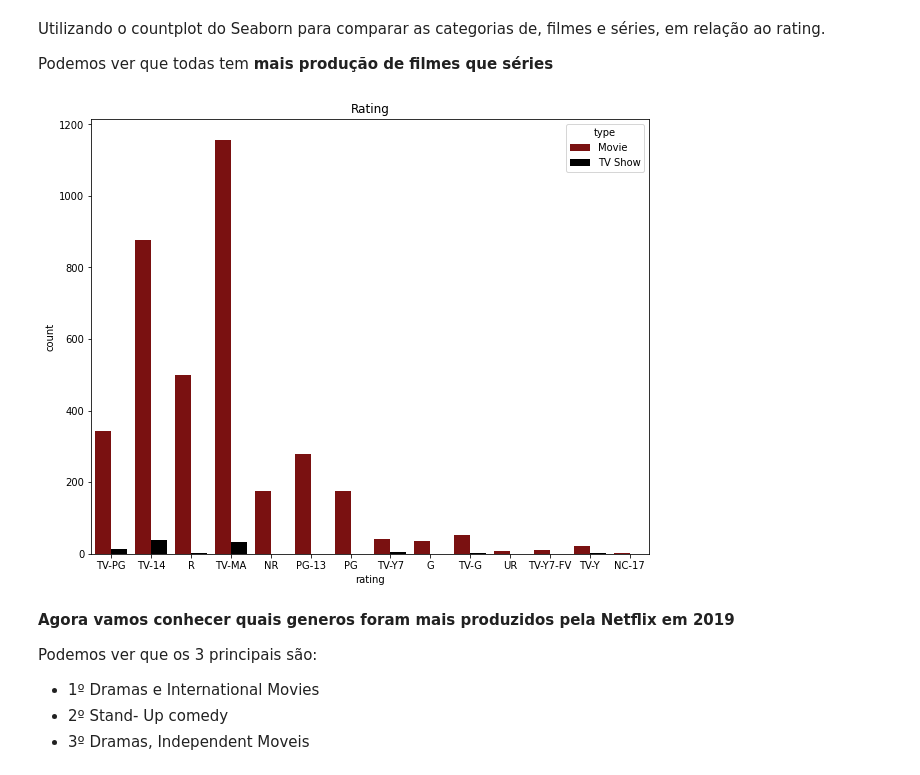
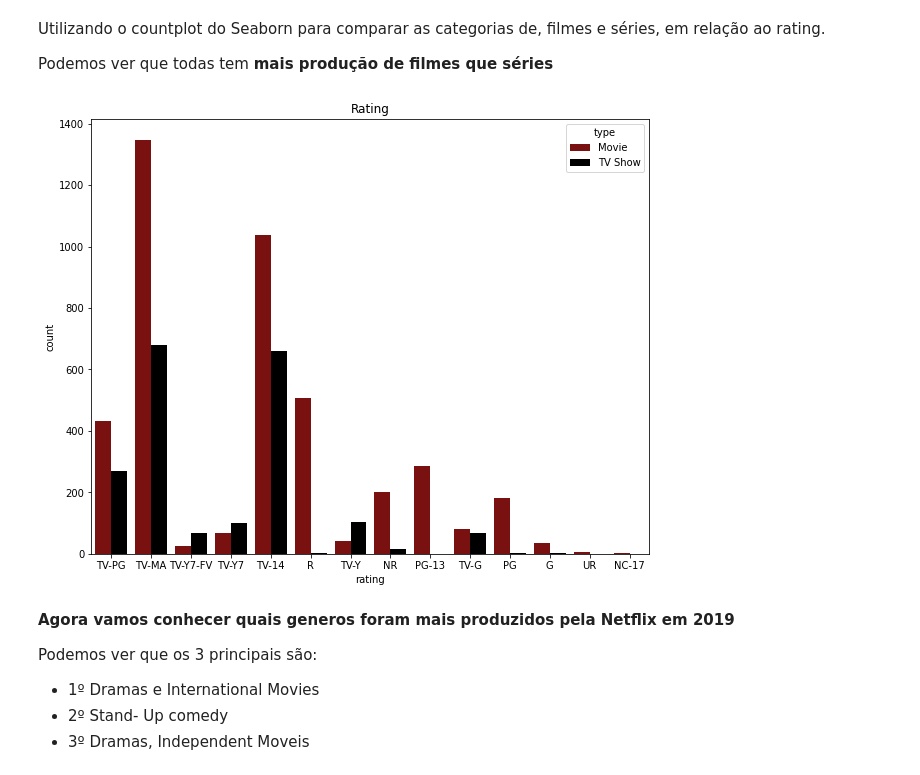
Before and after one commit to Hugox96/Netfliz_Python, a Jupyter notebook: Netflix.ipynb, the cells around one changed output. Cells and saved outputs as stored; diff of their text form; code cells hidden in the pictures.

```diff
--- a/Netflix.ipynb
+++ b/Netflix.ipynb
@@ -275,13 +275,13 @@ Podemos ver que todas tem **mais produção de filmes que séries**
 # %%
 plt.figure(figsize=(10,8))
 # use a handmade palette
 cor = ["darkred", "black"]
 sns.set_palette(cor)
-sns.countplot(x='rating',hue="type", data=netflix_dados)
+sns.countplot(x='rating',hue="type", data=netflix)
 plt.title('Rating')
 plt.savefig("4º grafico.pdf")
 # %% [output]
-[figure, old version]
+[figure, new version]
 # %% [markdown]
 **Agora vamos conhecer quais generos foram mais produzidos pela Netflix em 2019**
 
```
Also changed, not shown: parts of 2 cells of this notebook, 1 other file.
